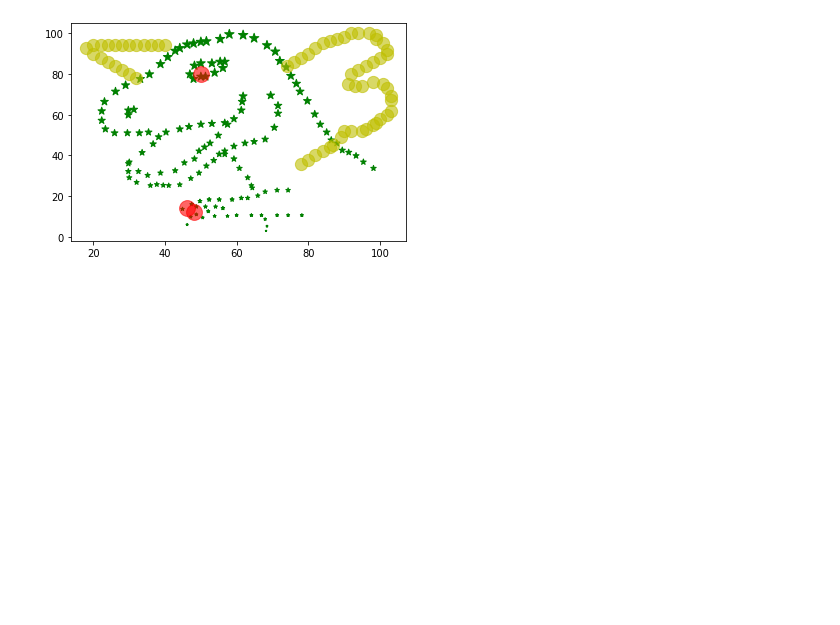
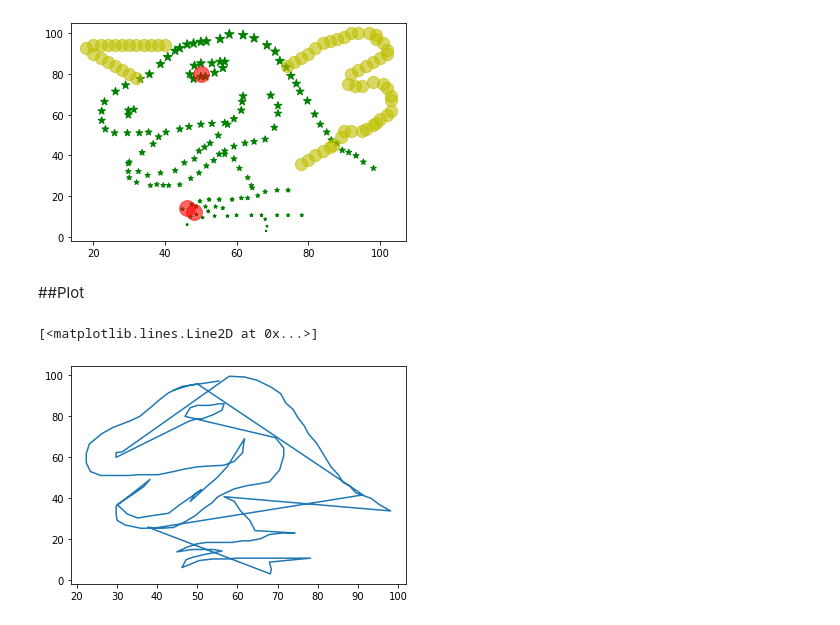
Before and after one commit to waraporn19/KKU_data_mining, a Jupyter notebook: Data102.ipynb, the cells around one changed output. Cells and saved outputs as stored; diff of their text form; code cells hidden in the pictures; blank space fills up the shorter version.

Commit message:
HW5, Plot, RGB, Bar Chart, Histogram

```diff
--- a/Data102.ipynb
+++ b/Data102.ipynb
@@ -119,3 +119,10 @@ plt.scatter([48,46,50],[12,14,80],s=250,alpha=0.6,c='r')
 # %% [output]
 <matplotlib.collections.PathCollection at 0x...>
 [figure]
+# %% [markdown]
+##Plot
+# %%
+plt.plot(data['x'],data['y'])
+# %% [output]
+[<matplotlib.lines.Line2D at 0x...>]
+[figure, added]
```
Also changed, not shown: parts of 21 cells of this notebook.
